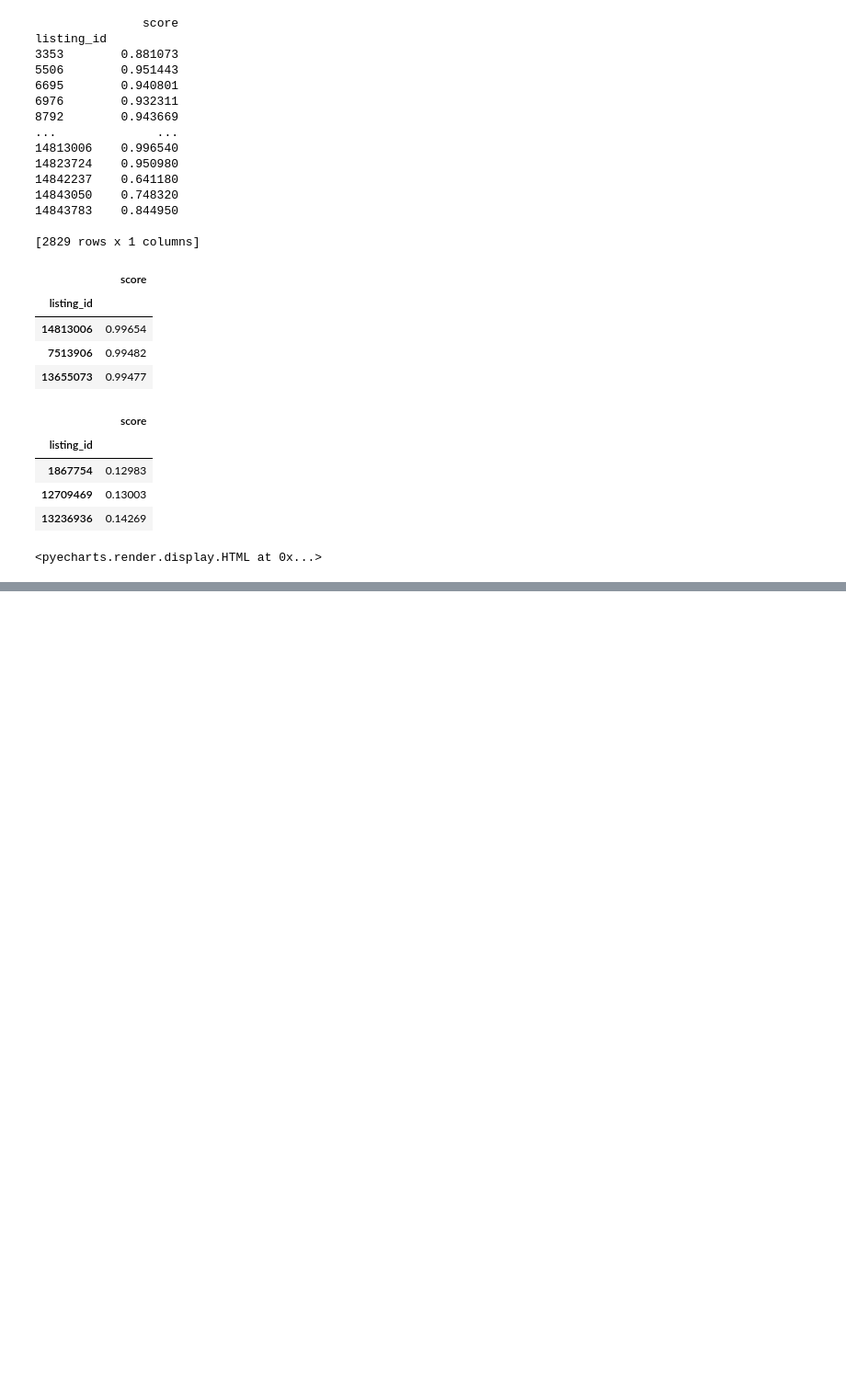
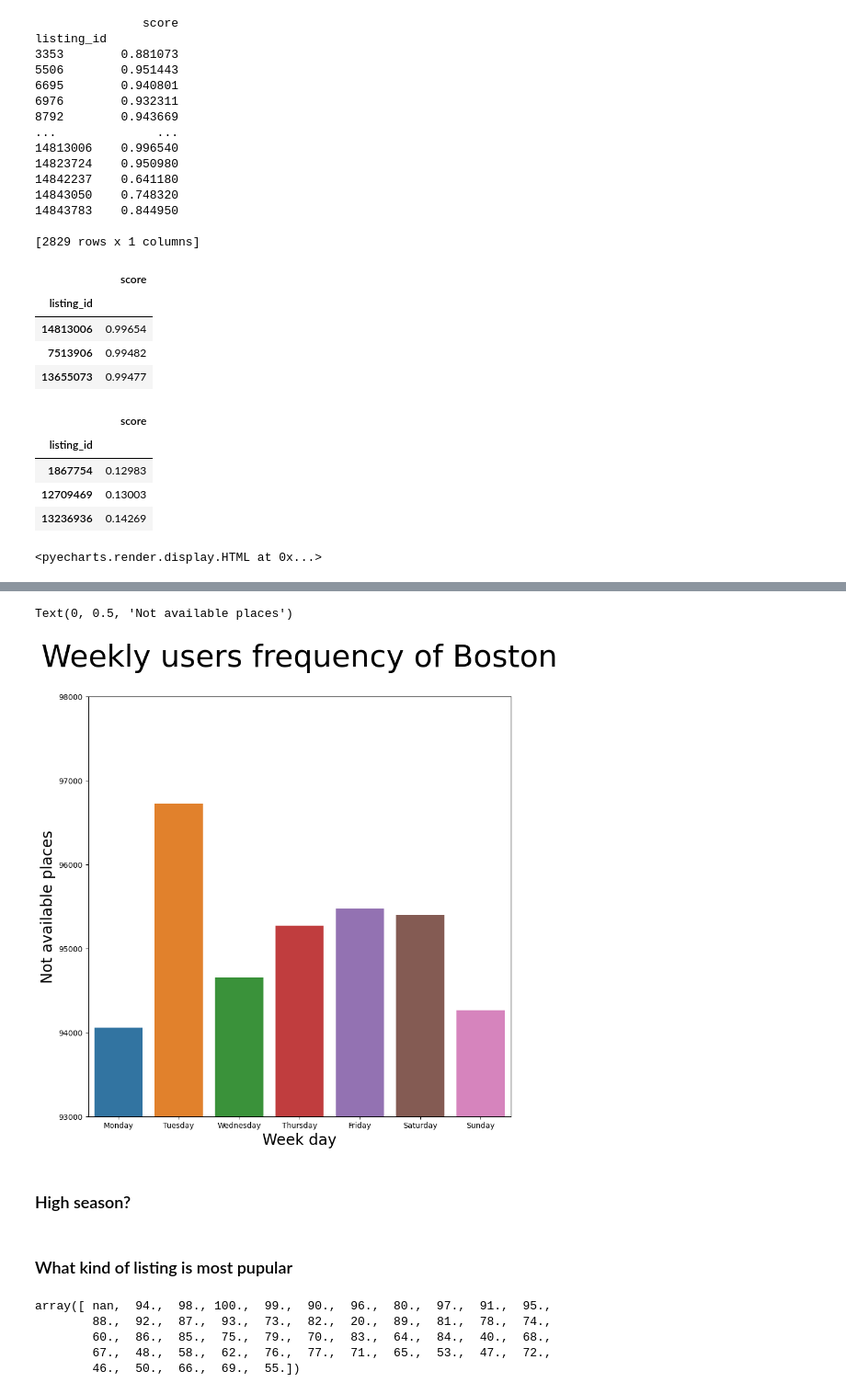
Before and after one commit to Tianyu-Fang/Data-Mining-on-Airbnb-Listings, a Jupyter notebook: data mining group project.ipynb, the cells around one changed output, grey strips where cells are left out. Shown: that part at 92% size. Saved outputs shown, nothing was run; the diff lists cells and outputs as text; code cells hidden in the pictures; blank space fills up the shorter version.

Commit message:
1
1. super host
2. user preference (which day, which type of house)

```diff
--- a/data mining group project.ipynb
+++ b/data mining group project.ipynb
@@ -228,0 +339,23 @@ comment_wordcloud.render_notebook()
+# %%
+b_calendar = pd.read_csv('calendar.csv')
+# %%
+from pandas.api.types import CategoricalDtype
+
+def sort_week_day(days):
+    '''
+    INPUT:
+    days: pandas column that contains only dates
+
+    OUTPUT:
+    week_day_sorted: pandas dataframe sorted by week day and dates frequency
+    '''
+
+    cats = [ 'Monday', 'Tuesday', 'Wednesday', 'Thursday', 'Friday', 'Saturday', 'Sunday']
+
+    cat_type = CategoricalDtype(categories=cats, ordered=True)
+    week_day_sorted = pd.to_datetime(days[b_calendar.available == 'f']).dt.day_name().astype(cat_type)
+    return week_day_sorted
+
+only_dates = sort_week_day(b_calendar.date)
+
+only_dates.value_counts()
@@ -228,0 +371,15 @@ comment_wordcloud.render_notebook()
+# %%
+plt.figure(figsize=(10, 10))
+sample_plot = sns.barplot(x=only_dates.value_counts().index, y=only_dates.value_counts())
+sample_plot.set(ylim=(93000, 98000))
+sample_plot.axes.set_title("Weekly users frequency of Boston", fontsize=40, pad=40)
+sample_plot.set_xlabel("Week day",fontsize=20)
+sample_plot.set_ylabel("Not available places",fontsize=20)
+# environment error, check the data
+# %% [output]
+Text(0, 0.5, 'Not available places')
+[figure, added]
+# %% [markdown]
+### High season?
+# %% [markdown]
+### What kind of listing is most pupular
@@ -228,0 +388,8 @@ comment_wordcloud.render_notebook()
+# %%
+features_df.review_scores_rating.unique()
+# %% [output]
+array([ nan,  94.,  98., 100.,  99.,  90.,  96.,  80.,  97.,  91.,  95.,
+        88.,  92.,  87.,  93.,  73.,  82.,  20.,  89.,  81.,  78.,  74.,
+        60.,  86.,  85.,  75.,  79.,  70.,  83.,  64.,  84.,  40.,  68.,
+        67.,  48.,  58.,  62.,  76.,  77.,  71.,  65.,  53.,  47.,  72.,
+        46.,  50.,  66.,  69.,  55.])
```
Also changed, not shown: parts of 19 cells of this notebook.
